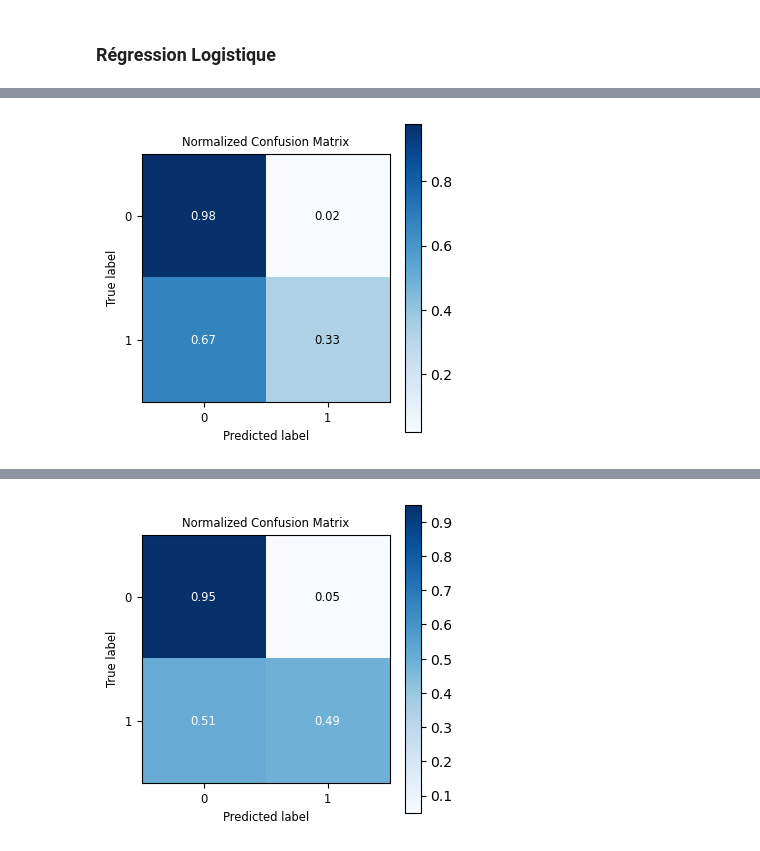
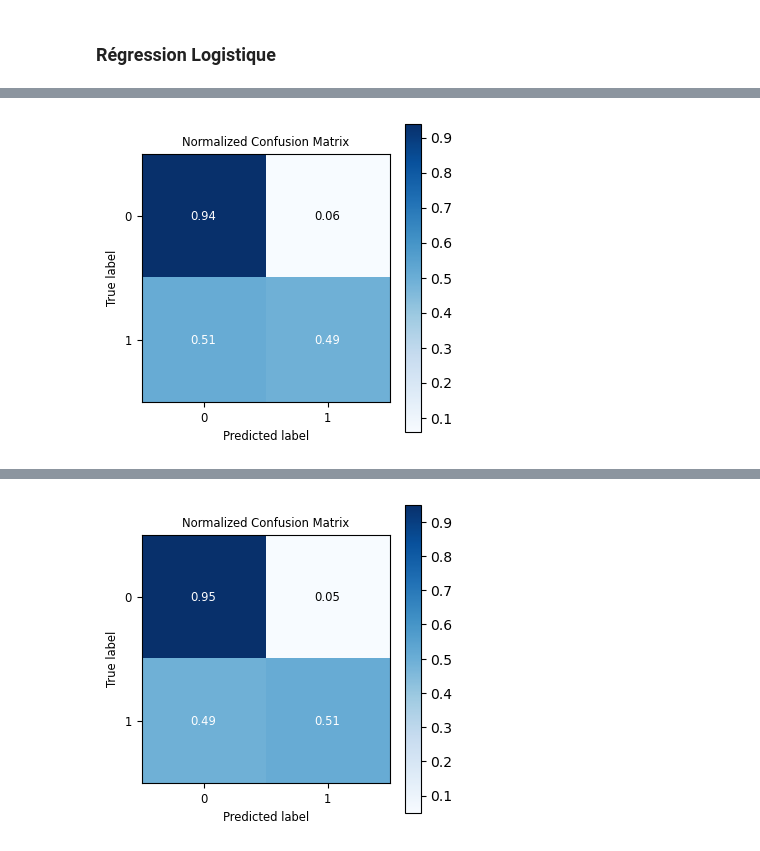
Before and after one commit to jo-charles/pyAusRainfall, a Jupyter notebook: 03_Data_Modeling/common_pyAusRainfall_modelisation_without_resampling.ipynb, the cells around one changed output, grey strips where cells are left out. Cells and saved outputs as stored; diff of their text form; code cells hidden in the pictures.

```diff
--- a/03_Data_Modeling/common_pyAusRainfall_modelisation_without_resampling.ipynb
+++ b/03_Data_Modeling/common_pyAusRainfall_modelisation_without_resampling.ipynb
@@ -114 +125,7 @@ scoring = 'accuracy' # considéré dans le cadre de cette étude
+# %%
+# définition du modèle
+clf_lr = LogisticRegression(class_weight=None)
+# %%
+# définition de plusieurs métriques d'évaluation
+scoring = {'f1':'f1_macro', 'accuracy':'balanced_accuracy', 'geom_mean':make_scorer(geometric_mean_score, greater_is_better=True), 'auc':'roc_auc'}
 # %%
@@ -121,0 +134,6 @@ gcv_lr = GridSearchCV(clf_lr, param_grid_lr, scoring=scoring, cv=3)
+# %%
+# définition de la grille de recherche et d'une stratégie basée sur le F1-score pour rechercher le meilleur estimateur
+gcv_lr = GridSearchCV(clf_lr, param_grid=param_grid_lr, scoring=scoring, refit='f1', n_jobs=-1, cv=3, return_train_score=True)
+
+# entraînement du modèle
+gcv_lr.fit(X_train_scaled, y_train)
@@ -122,30 +149,18 @@ gcv_lr = GridSearchCV(clf_lr, param_grid_lr, scoring=scoring, cv=3)
 # %%
-start_time = time.time()
+# prédictions du modèle à l'aide du seuil de probabilités par défaut
+y_probas = gcv_lr.predict_proba(X_test_scaled)
+y_pred = (y_probas[:,1] >= 0.5).astype(bool)
 
-# entraînement du modèle
-gcv_lr.fit(X_train_scaled, y_train)
-
-# prédiction du modèle
-y_pred = gcv_lr.predict(X_test_scaled)
-
-# détermination des meilleurs paramètres
+# affichage des meilleurs paramètres
 print('Meilleurs paramètres:', gcv_lr.best_params_, "\n")
 
-# évaluation de la performance
-print('Accuracy Score: {}'.format(accuracy_score(y_test, y_pred)),'\n')
-
-# underfitting / overfitting
+# vérification de l'underfitting et overfitting
 print('Train Data Score: {}'.format(gcv_lr.score(X_train_scaled, y_train)))
 print('Test Data Score: {}'.format(gcv_lr.score(X_test_scaled, y_test)))
 
-# matrice de confusion
-print('\n Matrice de confusion:')
-print('\n', pd.crosstab(y_test, y_pred, rownames=['Réalités'], colnames=['Prédictions']))
-
-# rapport de classification
+# affichage du rapport de classification
 print('\n', classification_report(y_test, y_pred))
 
-# durée d'exécution
-gaussian_time = (time.time() - start_time)
-print("Running Time: %s" % datetime.timedelta(seconds=gaussian_time))
+# affichage du rapport de classification spécifique aux jeux de données déséquilibrés
+print('\n', classification_report_imbalanced(y_test, y_pred))
 # %% [output]
@@ -177,8 +192,7 @@ La classe '1' est caractérisée par une précision élevée, ce qui signifie qu
 # %%
 # affichage de la matrice de confusion normalisée
-skplt.metrics.plot_confusion_matrix(y_test, y_pred, normalize=True, figsize=(4,4),
-                                    title_fontsize='small', text_fontsize='small');
+skplt.metrics.plot_confusion_matrix(y_test, y_pred, normalize=True, figsize=(4,4), title_fontsize='small', text_fontsize='small');
 # %% [output]
-[figure, old version]
+[figure, new version]
 # %%
 # affichage des combinaisons possibles d'hyperparamètres et des performances moyennes du modèle associé
```
Also changed, not shown: parts of 256 cells of this notebook, 44 other files.
